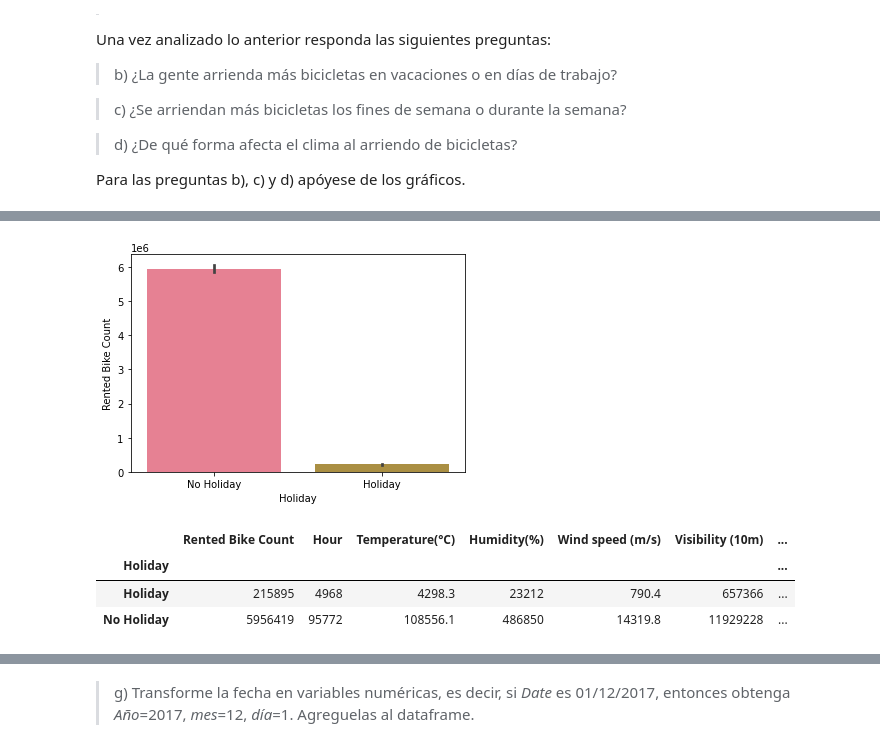
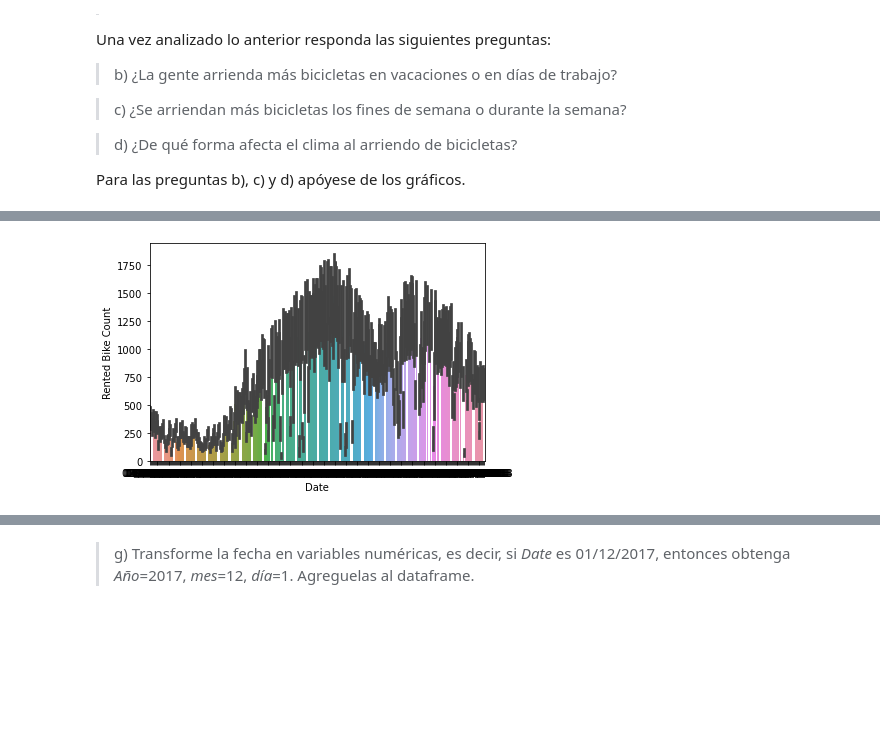
Before and after one commit to GersonHMG/Tarea1ML, a Jupyter notebook: Tarea1.ipynb, the cells around one changed output, grey strips where cells are left out. Drawn from its saved outputs; the diff is of its cells as text; code cells hidden in the pictures; blank space fills up the shorter version.

```diff
--- a/Tarea1.ipynb
+++ b/Tarea1.ipynb
@@ -232,11 +218,4 @@ Si suponemos que los dias de trabajo son los dias 'No Holiday' y los dias de no
 # %%
-sns.barplot(x='Holiday',y='Rented Bike Count' , data=data , estimator=sum);
+ax = sns.barplot(data=data, x='Date', y='Rented Bike Count')
 # %% [output]
-[figure, old version]
+[figure, new version]
-# %%
-data.groupby(by=['Holiday']).sum()
-# %% [output]
-|  | Rented Bike Count | Hour | Temperature(°C) | Humidity(%) | Wind speed (m/s) | Visibility (10m) | ... |
-| Holiday |  |  |  |  |  |  | ... |
-| Holiday | 215895 | 4968 | 4298.3 | 23212 | 790.4 | 657366 | ... |
-| No Holiday | 5956419 | 95772 | 108556.1 | 486850 | 14319.8 | 11929228 | ... |
```
Also changed, not shown: parts of 155 cells of this notebook.
